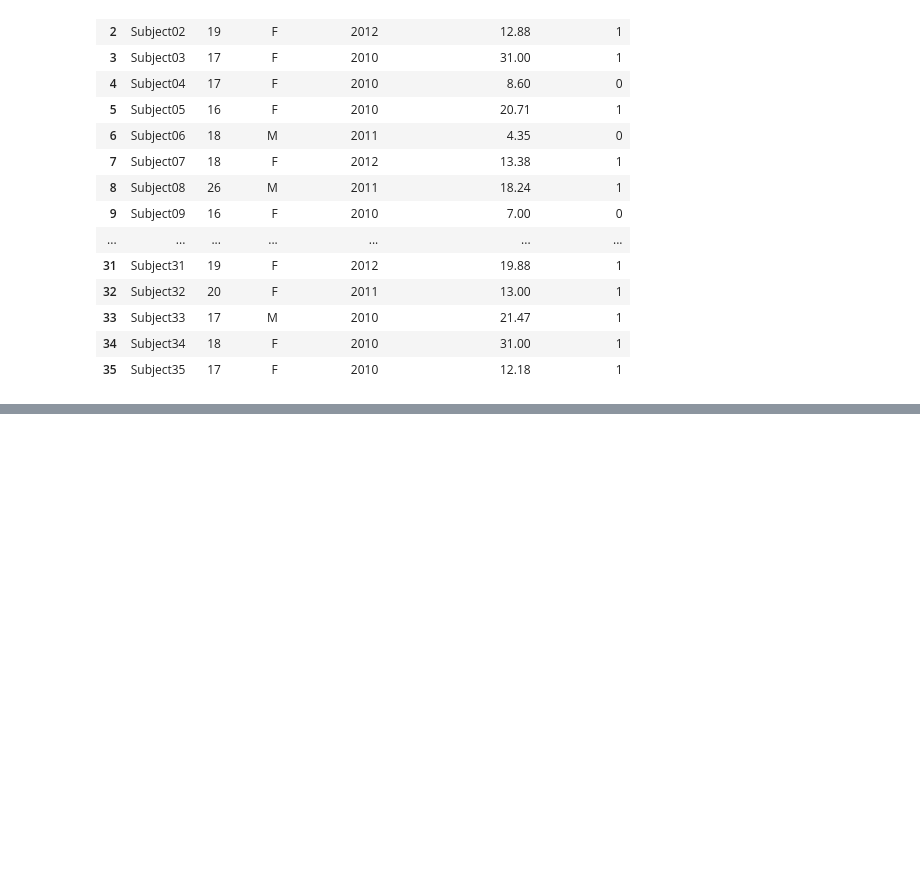
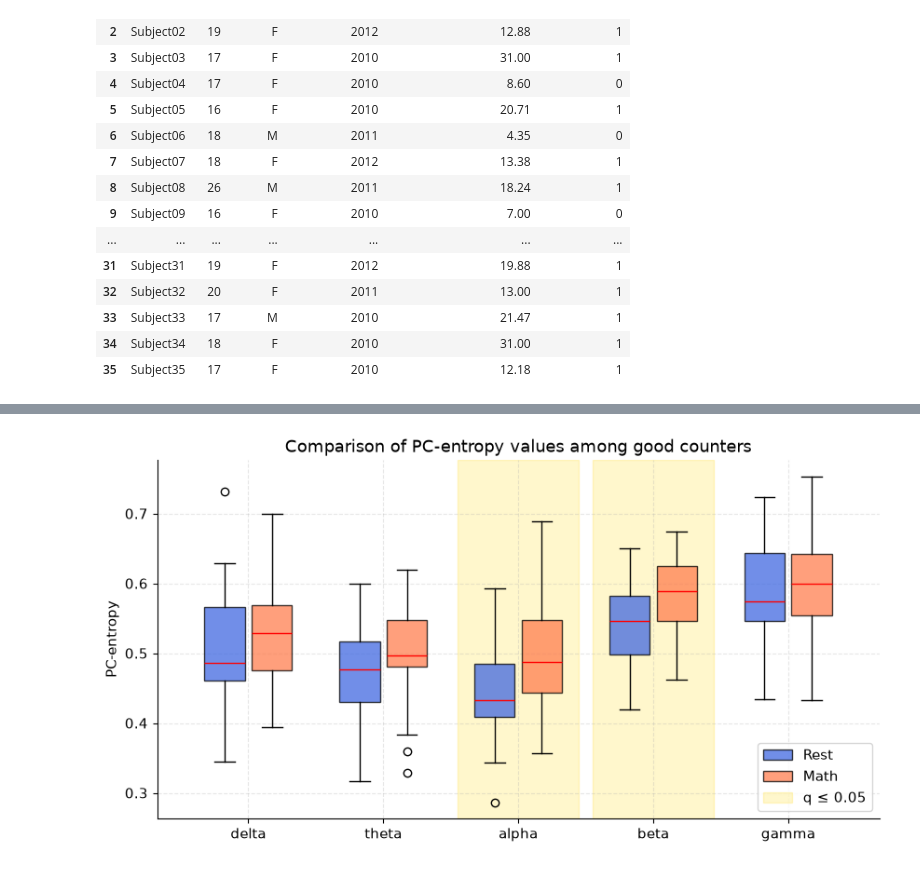
Before and after one commit to francodesource/principal-component-entropy, a Jupyter notebook: pce.ipynb, the cells around one changed output, grey strips where cells are left out. Drawn from its saved outputs; the diff is of its cells as text; code cells hidden in the pictures; blank space fills up the shorter version.

```diff
--- a/pce.ipynb
+++ b/pce.ipynb
@@ -390,0 +689,46 @@ info
+# %%
+def plot_boxplots(pce_rest, pce_task, title='', significant=None):
+    keys = list(pce_rest.keys())
+    x = np.arange(len(keys))
+    width = 0.35
+
+    fig, ax = plt.subplots(figsize=(10, 5))
+    bp_a = ax.boxplot(list(pce_rest.values()),
+                      positions=x - width/2, widths=0.3,
+                      patch_artist=True, label='Rest', medianprops=dict(color='red'))
+    bp_b = ax.boxplot(list(pce_task.values()),
+                      positions=x + width/2, widths=0.3,
+                      patch_artist=True, label='Math', medianprops=dict(color='red'))
+
+
+    for box in bp_a['boxes']:
+        box.set_facecolor('royalblue')
+        box.set_alpha(0.75)
+    for box in bp_b['boxes']:
+        box.set_facecolor('coral')
+        box.set_alpha(0.75)
+
+    if significant:
+        for n, (wave, p, q) in enumerate(significant):
+            i = keys.index(wave)
+            ax.axvspan(x[i] - 0.45, x[i] + 0.45,
+                       color='gold', alpha=0.2, zorder=0,
+                       label='q ≤ 0.05' if n == 0 else None)
+
+    ax.set_title(title)
+    ax.set_xticks(x)
+    ax.set_xticklabels(keys)
+    ax.legend()
+
+    ax.set_ylabel('PC-entropy')
+
+    plt.show()
+# %%
+plot_boxplots(
+    pce_rest=pce_rest_gc_waves,
+    pce_task=pce_arithmetic_gc_waves,
+    title='Comparison of PC-entropy values among good counters',
+    significant=measure_differences(pce_rest_gc_waves, pce_arithmetic_gc_waves, EEG_WAVES)
+    )
+# %% [output]
+[figure, added]
```
Also changed, not shown: parts of 25 cells of this notebook.
